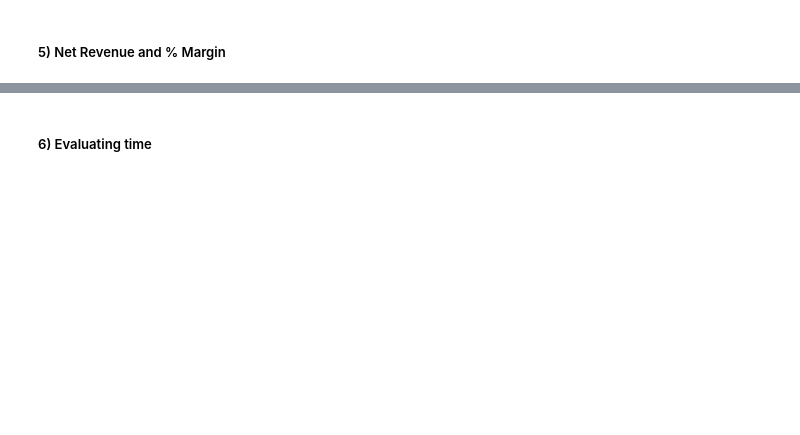
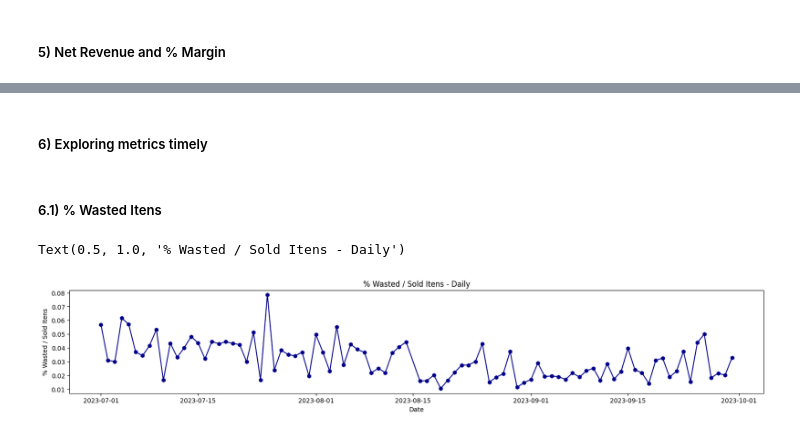
Before and after one commit to jsamu1994/data-challenge-jan-2024, a Jupyter notebook: python_files/exploring_dataset_1.ipynb, the cells around one changed output, grey strips where cells are left out. Cells and saved outputs as stored; diff of their text form; code cells hidden in the pictures; blank space fills up the shorter version.

```diff
--- a/python_files/exploring_dataset_1.ipynb
+++ b/python_files/exploring_dataset_1.ipynb
@@ -191,5 +191,21 @@ df_revenue_grouped.head(20)
 | 17 | Grocery Food/🍦 Ice Cream/Multi-packs | 17025.929134 | 1168.769167 | 10551.59000 | 5305.569967 | 0.311617 | 0.068646 |
 | 18 | Grocery Non-Food/🧽 Home Care/Laundry | 13015.650005 | 768.790800 | 8066.55862 | 4180.300585 | 0.321175 | 0.059067 |
 | 19 | Grocery Food/🍬 Sweet Snacks/Biscuits | 12709.707410 | 688.958779 | 7964.73634 | 4056.012291 | 0.319127 | 0.054207 |
-# %% [markdown]
-##### 6) Evaluating time
+# %% [markdown]
+##### 6) Exploring metrics timely
+# %% [markdown]
+##### 6.1) % Wasted Itens
+# %%
+#### Wasted / Sold (%) Itens - Daily
+df_wasted_daily = df1[['Time', '# of sold SKU items', 'Waste, # of items']].copy()
+df_wasted_daily = df_wasted_daily.groupby('Time').sum().reset_index()
+df_wasted_daily["waste_vs_sold_rate"] = df_wasted_daily["Waste, # of items"]  / df_wasted_daily["# of sold SKU items"]
+
+plt.figure(figsize=(20,3))
+plt.plot(df_wasted_daily ["Time"], df_wasted_daily ["waste_vs_sold_rate"], marker = "h", color = "darkblue")
+plt.xlabel('Date')
+plt.ylabel('% Wasted / Sold Itens')
+plt.title("% Wasted / Sold Itens - Daily")
+# %% [output]
+Text(0.5, 1.0, '% Wasted / Sold Itens - Daily')
+[figure, added]
```
Also changed, not shown: parts of 7 cells of this notebook.
